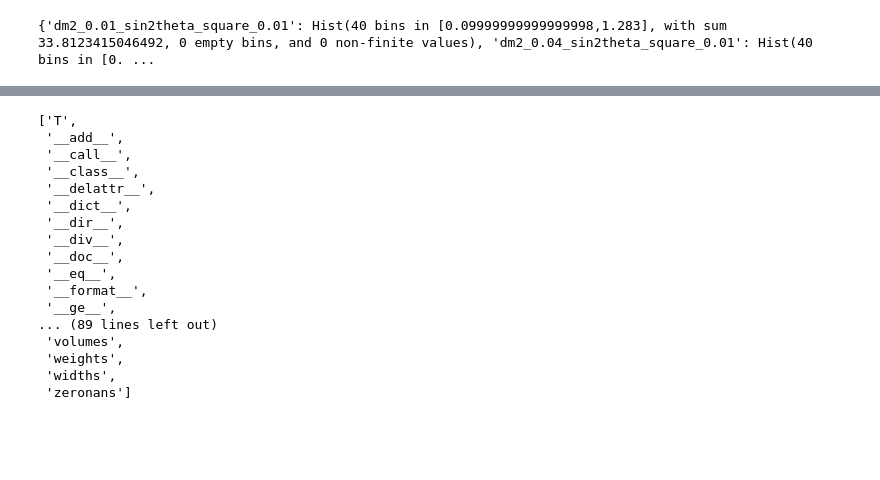
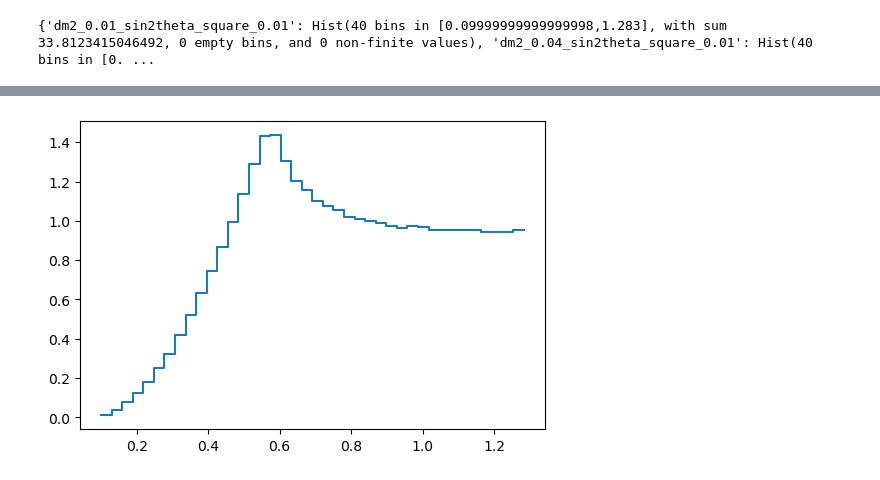
Before and after one commit to YMTheory/sensitivity, a Jupyter notebook: notebooks/fitter.ipynb, the cells around one changed output, grey strips where cells are left out. Cells and saved outputs as stored; diff of their text form; code cells hidden in the pictures; blank space fills up the shorter version.

```diff
--- a/notebooks/fitter.ipynb
+++ b/notebooks/fitter.ipynb
@@ -50,3 +49,3 @@ print(dd)
 # %%
-pdffile = '../PDFs/Enu750keV_dist10cm_Lbinwidth3cm_20dm2_20sin2theta2.p'
-fit.write_PDFs_intoFile(PDFs, pdffile)
+pdffile = '../../jobs/PDFs/dm21.0_sin2thetasquare0.1_Ev750keV_dist10cm_3cmbin.p'
+hs = fit.load_PDFs_fromFile(pdffile)
@@ -77,20 +52,5 @@ h = PDFs[0]
-# %%
-dir(h)
-# %% [output]
-['T',
- '__add__',
- '__call__',
- '__class__',
- '__delattr__',
- '__dict__',
- '__dir__',
- '__div__',
- '__doc__',
- '__eq__',
- '__format__',
- '__ge__',
-... (89 lines left out)
- 'volumes',
- 'weights',
- 'widths',
- 'zeronans']
+# %%
+fig, ax = plt.subplots(figsize=(6, 4))
+hl.plot1d(ax, hs)
+# %% [output]
+[figure, added]
```
Also changed, not shown: parts of 6 cells of this notebook, 2 other files.
